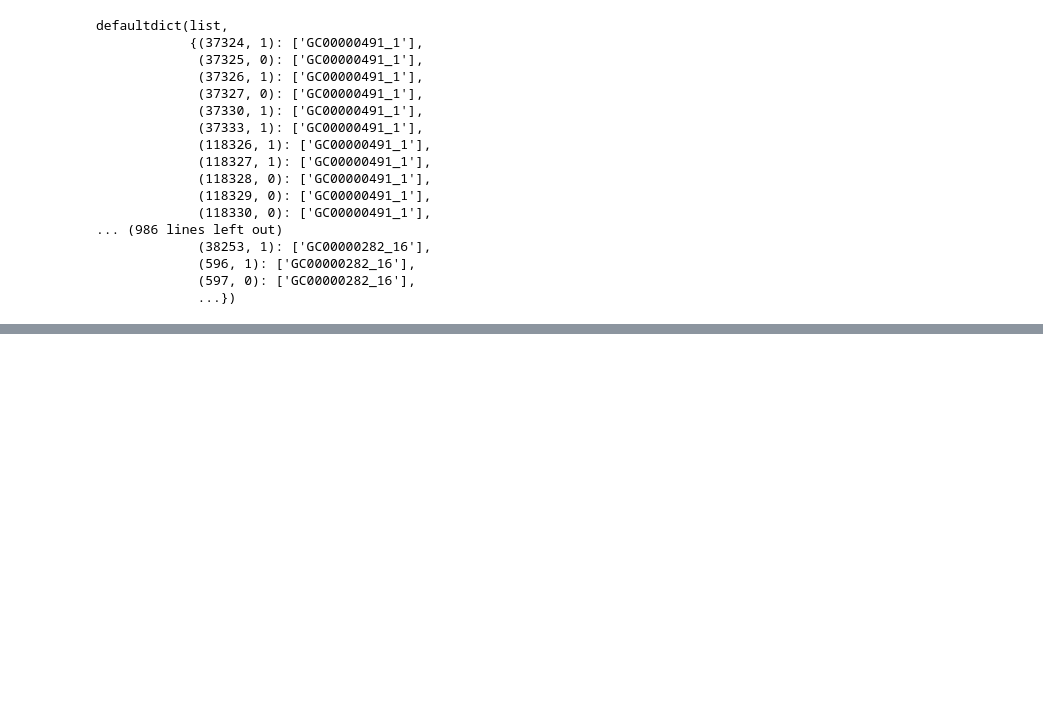
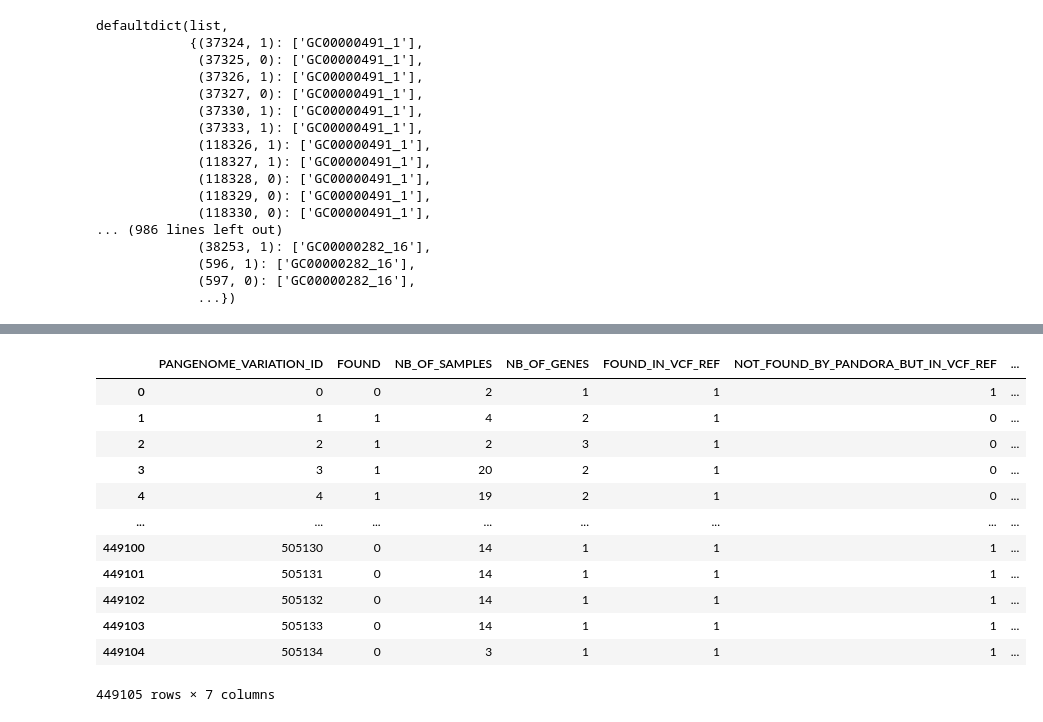
Before and after one commit to leoisl/pandora_paper_roc, a Jupyter notebook: external_scripts/pandora_FN_exploration/pandora_FN_exploration.ipynb, the cells around one changed output, grey strips where cells are left out. Saved outputs shown, nothing was run; the diff lists cells and outputs as text; code cells hidden in the pictures; blank space fills up the shorter version.

```diff
--- a/external_scripts/pandora_FN_exploration/pandora_FN_exploration.ipynb
+++ b/external_scripts/pandora_FN_exploration/pandora_FN_exploration.ipynb
@@ -198 +168,20 @@ total_found_nbofsamples
+# %%
+variation_found_nbofsamples = variation_found_nbofsamples.merge(pv_id_to_nb_of_genes_found_by_pandora_df)
+variation_found_nbofsamples["NOT_FOUND_BY_PANDORA_BUT_IN_VCF_REF"] = ((variation_found_nbofsamples["FOUND"]==0) & (variation_found_nbofsamples["FOUND_IN_VCF_REF"]==1)).astype(int)
+variation_found_nbofsamples["NOT_FOUND_BY_PANDORA_AND_NOT_IN_VCF_REF"] = ((variation_found_nbofsamples["FOUND"]==0) & (variation_found_nbofsamples["FOUND_IN_VCF_REF"]==0)).astype(int)
+variation_found_nbofsamples
+# %% [output]
+|  | PANGENOME_VARIATION_ID | FOUND | NB_OF_SAMPLES | NB_OF_GENES | FOUND_IN_VCF_REF | NOT_FOUND_BY_PANDORA_BUT_IN_VCF_REF | ... |
+| 0 | 0 | 0 | 2 | 1 | 1 | 1 | ... |
+| 1 | 1 | 1 | 4 | 2 | 1 | 0 | ... |
+| 2 | 2 | 1 | 2 | 3 | 1 | 0 | ... |
+| 3 | 3 | 1 | 20 | 2 | 1 | 0 | ... |
+| 4 | 4 | 1 | 19 | 2 | 1 | 0 | ... |
+| ... | ... | ... | ... | ... | ... | ... | ... |
+| 449100 | 505130 | 0 | 14 | 1 | 1 | 1 | ... |
+| 449101 | 505131 | 0 | 14 | 1 | 1 | 1 | ... |
+| 449102 | 505132 | 0 | 14 | 1 | 1 | 1 | ... |
+| 449103 | 505133 | 0 | 14 | 1 | 1 | 1 | ... |
+| 449104 | 505134 | 0 | 3 | 1 | 1 | 1 | ... |
+449105 rows × 7 columns
 # %%
```
Also changed, not shown: parts of 6 cells of this notebook, 2 other files.
